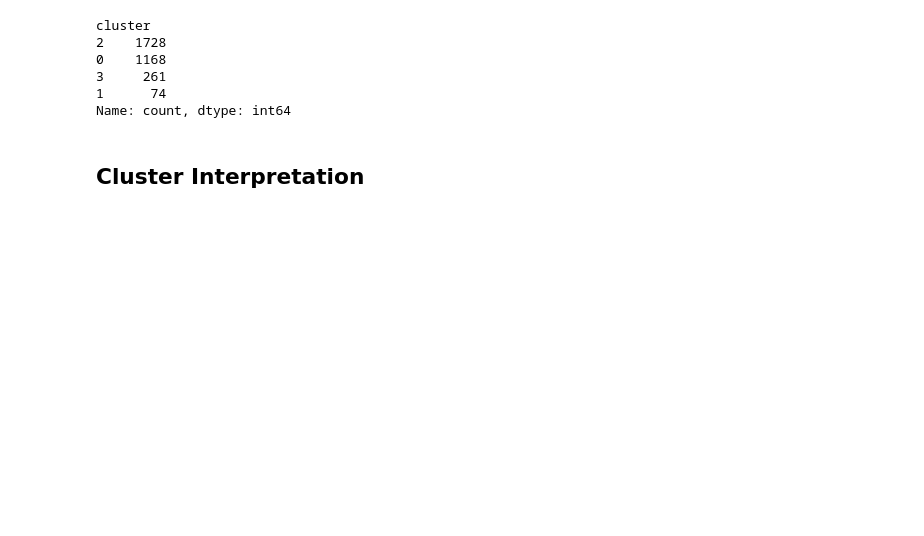
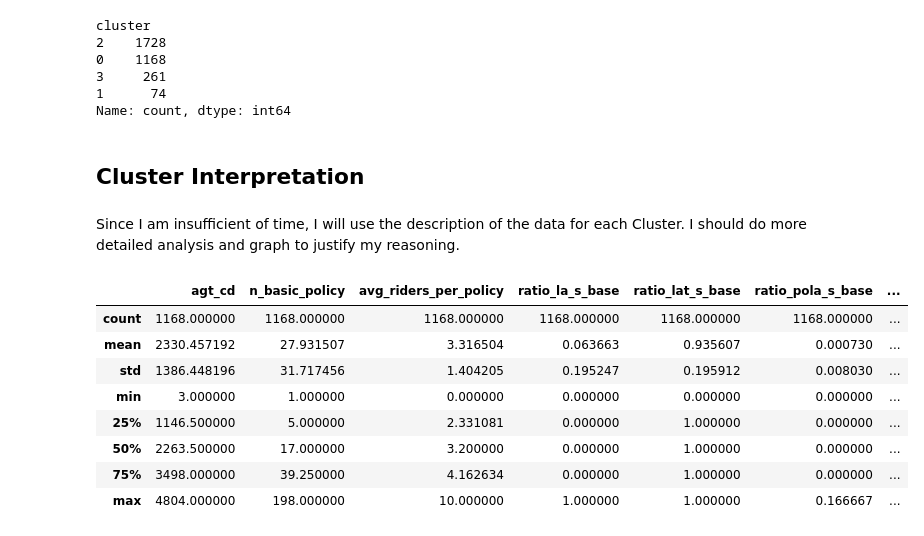
Before and after one commit to adleefuad/ds-assesment, a Jupyter notebook: analysis.ipynb, the cells around one changed output. Cells and saved outputs as stored; diff of their text form; code cells hidden in the pictures; blank space fills up the shorter version.

```diff
--- a/analysis.ipynb
+++ b/analysis.ipynb
@@ -865,2 +819,16 @@ Name: count, dtype: int64
 # %% [markdown]
 ## Cluster Interpretation
+# %% [markdown]
+Since I am insufficient of time, I will use the description of the data for each Cluster. I should do more detailed analysis and graph to justify my reasoning.
+# %%
+df_train[df_train['cluster']==0].describe()
+# %% [output]
+|  | agt_cd | n_basic_policy | avg_riders_per_policy | ratio_la_s_base | ratio_lat_s_base | ratio_pola_s_base | ... |
+| count | 1168.000000 | 1168.000000 | 1168.000000 | 1168.000000 | 1168.000000 | 1168.000000 | ... |
+| mean | 2330.457192 | 27.931507 | 3.316504 | 0.063663 | 0.935607 | 0.000730 | ... |
+| std | 1386.448196 | 31.717456 | 1.404205 | 0.195247 | 0.195912 | 0.008030 | ... |
+| min | 3.000000 | 1.000000 | 0.000000 | 0.000000 | 0.000000 | 0.000000 | ... |
+| 25% | 1146.500000 | 5.000000 | 2.331081 | 0.000000 | 1.000000 | 0.000000 | ... |
+| 50% | 2263.500000 | 17.000000 | 3.200000 | 0.000000 | 1.000000 | 0.000000 | ... |
+| 75% | 3498.000000 | 39.250000 | 4.162634 | 0.000000 | 1.000000 | 0.000000 | ... |
+| max | 4804.000000 | 198.000000 | 10.000000 | 1.000000 | 1.000000 | 0.166667 | ... |
```
Also changed, not shown: parts of 23 cells of this notebook, 4 other files.
